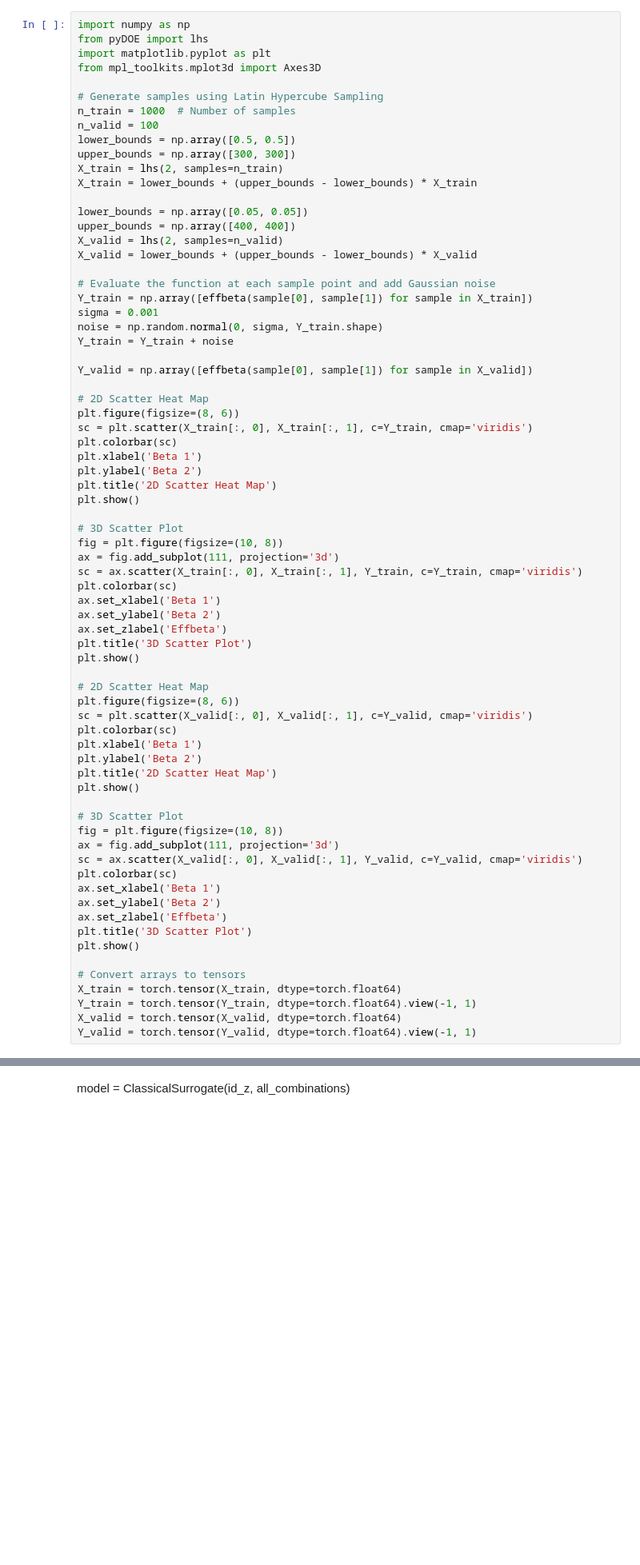
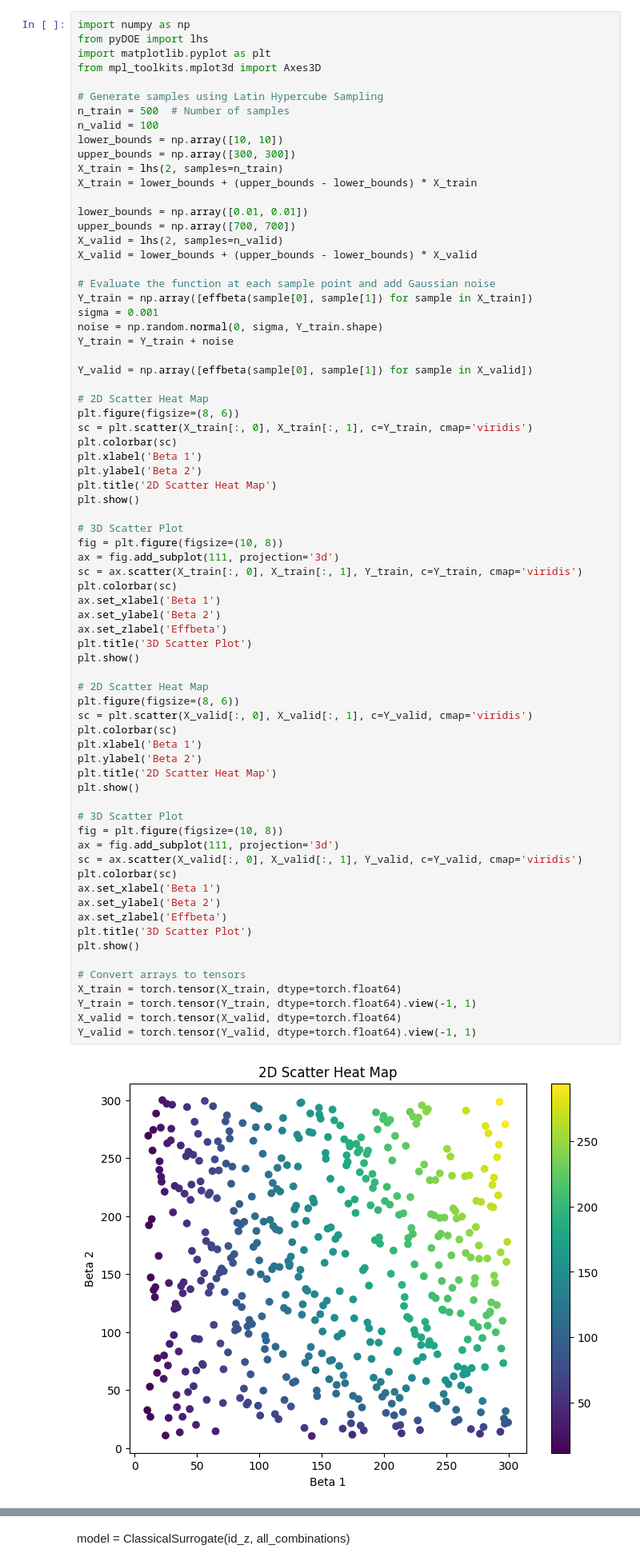
Before and after one commit to MazenAli/QuLearn, a Jupyter notebook: scratch/scratch2.ipynb, the cells around one changed output, grey strips where cells are left out. Shown at 80% size. Cells and saved outputs as stored; diff of their text form; blank space fills up the shorter version.

```diff
--- a/scratch/scratch2.ipynb
+++ b/scratch/scratch2.ipynb
@@ -409,15 +533,15 @@ import matplotlib.pyplot as plt
 from mpl_toolkits.mplot3d import Axes3D
 
 # Generate samples using Latin Hypercube Sampling
-n_train = 1000  # Number of samples
+n_train = 500  # Number of samples
 n_valid = 100
-lower_bounds = np.array([0.5, 0.5])
+lower_bounds = np.array([10, 10])
 upper_bounds = np.array([300, 300])
 X_train = lhs(2, samples=n_train)
 X_train = lower_bounds + (upper_bounds - lower_bounds) * X_train
 
-lower_bounds = np.array([0.05, 0.05])
-upper_bounds = np.array([400, 400])
+lower_bounds = np.array([0.01, 0.01])
+upper_bounds = np.array([700, 700])
 X_valid = lhs(2, samples=n_valid)
 X_valid = lower_bounds + (upper_bounds - lower_bounds) * X_valid
 
@@ -447,30 +571,32 @@ ax.set_xlabel('Beta 1')
 ax.set_ylabel('Beta 2')
 ax.set_zlabel('Effbeta')
 plt.title('3D Scatter Plot')
 plt.show()
 
 # 2D Scatter Heat Map
 plt.figure(figsize=(8, 6))
 sc = plt.scatter(X_valid[:, 0], X_valid[:, 1], c=Y_valid, cmap='viridis')
 plt.colorbar(sc)
 plt.xlabel('Beta 1')
 plt.ylabel('Beta 2')
 plt.title('2D Scatter Heat Map')
 plt.show()
 
 # 3D Scatter Plot
 fig = plt.figure(figsize=(10, 8))
 ax = fig.add_subplot(111, projection='3d')
 sc = ax.scatter(X_valid[:, 0], X_valid[:, 1], Y_valid, c=Y_valid, cmap='viridis')
 plt.colorbar(sc)
 ax.set_xlabel('Beta 1')
 ax.set_ylabel('Beta 2')
 ax.set_zlabel('Effbeta')
 plt.title('3D Scatter Plot')
 plt.show()
 
 # Convert arrays to tensors
 X_train = torch.tensor(X_train, dtype=torch.float64)
 Y_train = torch.tensor(Y_train, dtype=torch.float64).view(-1, 1)
 X_valid = torch.tensor(X_valid, dtype=torch.float64)
 Y_valid = torch.tensor(Y_valid, dtype=torch.float64).view(-1, 1)
+# %% [output]
+[figure, added]
```
Also changed, not shown: parts of 14 cells of this notebook, 1 other file.
